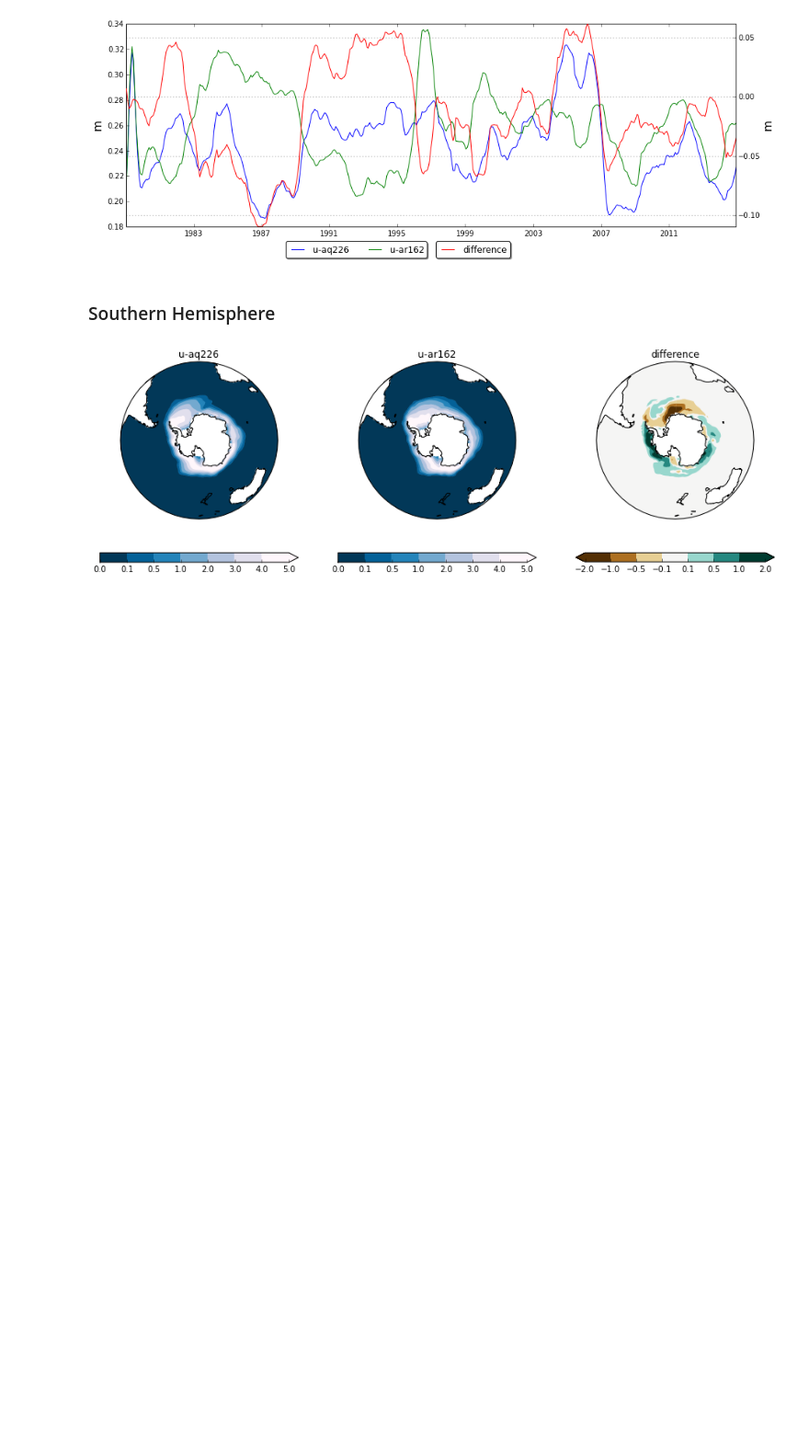
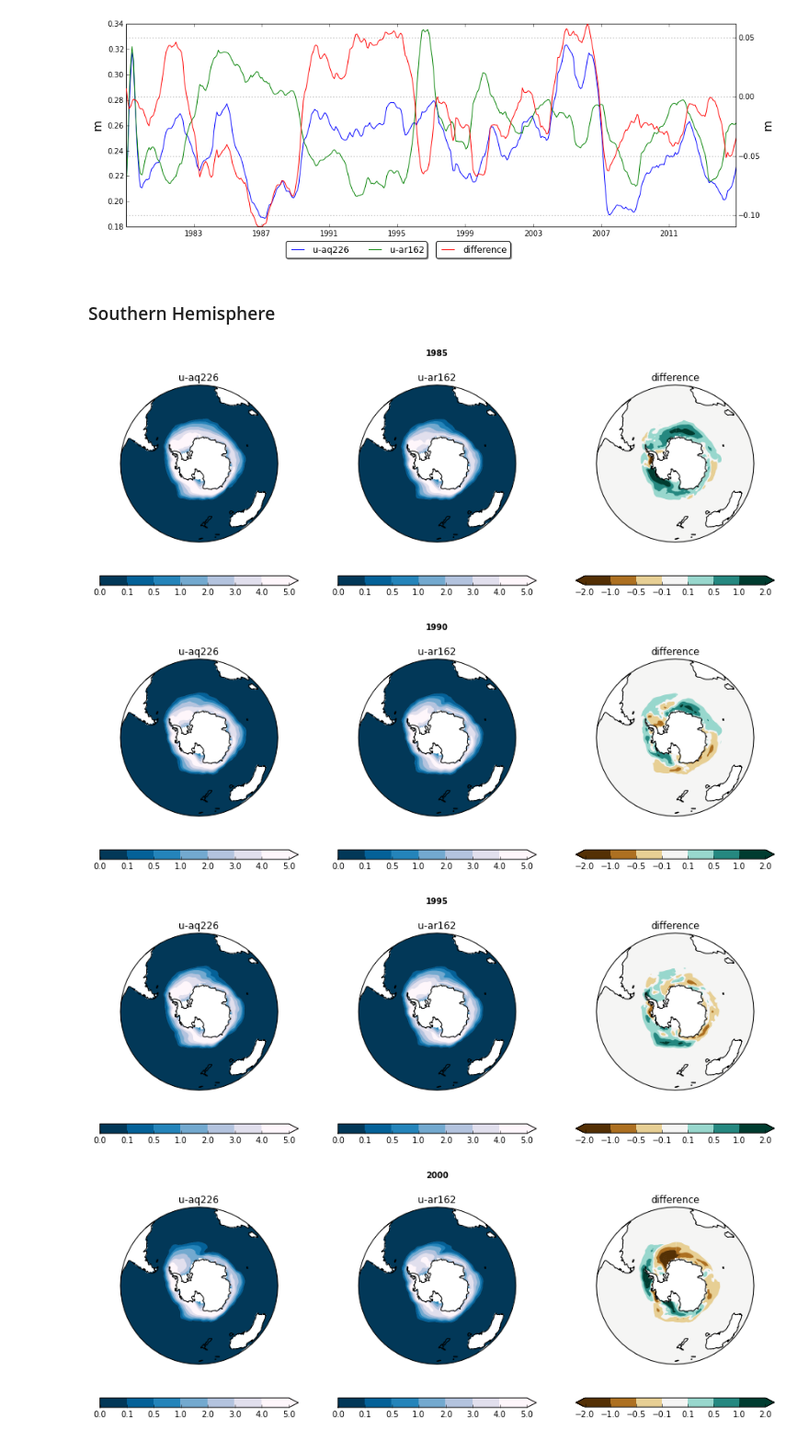
Before and after one commit to douglask3/albedo_teleconection, a Jupyter notebook: Untitled1.ipynb, the cells around one changed output. Shown at 92% size. Saved outputs shown, nothing was run; the diff lists cells and outputs as text; code cells hidden in the pictures; blank space fills up the shorter version.

Commit message:
plotting year by year arctic and antarctic

```diff
--- a/Untitled1.ipynb
+++ b/Untitled1.ipynb
@@ -37,6 +37,7 @@ levels = [0.0, 0.1, 0.5, 1.0, 2.0, 3.0, 4.0, 5.0]
 dlevels =[-2.0, -1.0, -0.5, -0.1, 0.1, 0.5, 1.0, 2.0]
 
 map_n_years = 5
+plot_years  = [1985, 1990, 1995, 2000, 2005, 2010, 2015]
 # %%
 def loadJobs(dirs, code):
     cubes = [load_stash_dir(dir , code) for dir in dirs]
@@ -105,8 +106,3 @@ plot_projection(projection = ccrs.PlateCarree())
 [figure]
 # %% [markdown]
 ### Northern Hemisphere
-# %%
-projection=ccrs.Orthographic(0.0, 90.0)
-for yr in [1985, 1990, 1995, 2000, 2005, 2010, 2015]:
-    plot_projection(projection = projection, last_year = yr)
-    plt.show()
@@ -120,0 +109,5 @@ for yr in [1985, 1990, 1995, 2000, 2005, 2010, 2015]:
+# %%
+def map_years(*args, **kw):
+    for yr in plot_years:
+        plot_projection(last_year = yr, *args, **kw)
+        plt.show()
@@ -150,7 +153,9 @@ plotTS_with_and_without_runningMean(nh_ice_nrthErp)
 # %% [markdown]
 ### Southern Hemisphere
 # %%
-projection=ccrs.Orthographic(0.0, -90.0)
-plot_projection(projection = projection)
+map_years(projection=ccrs.Orthographic(0.0, -90.0))
 # %% [output]
-[figure, old version]
+[figure, new version]
+[figure, added]
+[figure, added]
+[figure, added]
```
Also changed, not shown: parts of 3 cells of this notebook.
